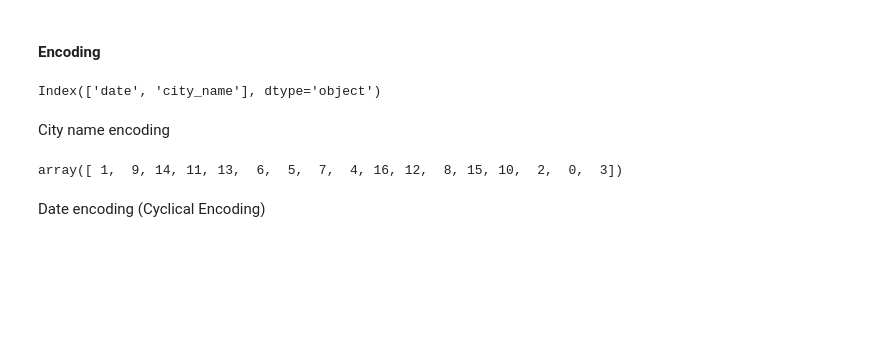
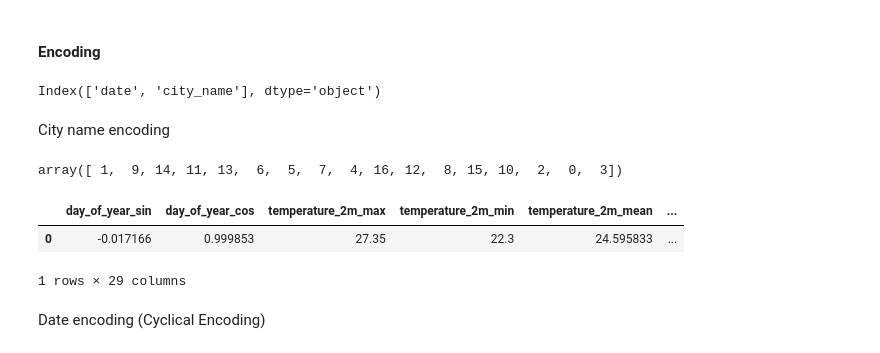
Before and after one commit to AmanT0mar/Rainy-Model, a Jupyter notebook: notebook.ipynb, the cells around one changed output. Cells and saved outputs as stored; diff of their text form; code cells hidden in the pictures; blank space fills up the shorter version.

```diff
--- a/notebook.ipynb
+++ b/notebook.ipynb
@@ -202,3 +222,9 @@ array([ 1,  9, 14, 11, 13,  6,  5,  7,  4, 16, 12,  8, 15, 10,  2,  0,  3])
+# %%
+daily_weather_data.head(1)
+# %% [output]
+|  | day_of_year_sin | day_of_year_cos | temperature_2m_max | temperature_2m_min | temperature_2m_mean | ... |
+| 0 | -0.017166 | 0.999853 | 27.35 | 22.3 | 24.595833 | ... |
+1 rows × 29 columns
 # %% [markdown]
 Date encoding (Cyclical Encoding)
 # %%
```
Also changed, not shown: parts of 34 cells of this notebook, 26 other files.
